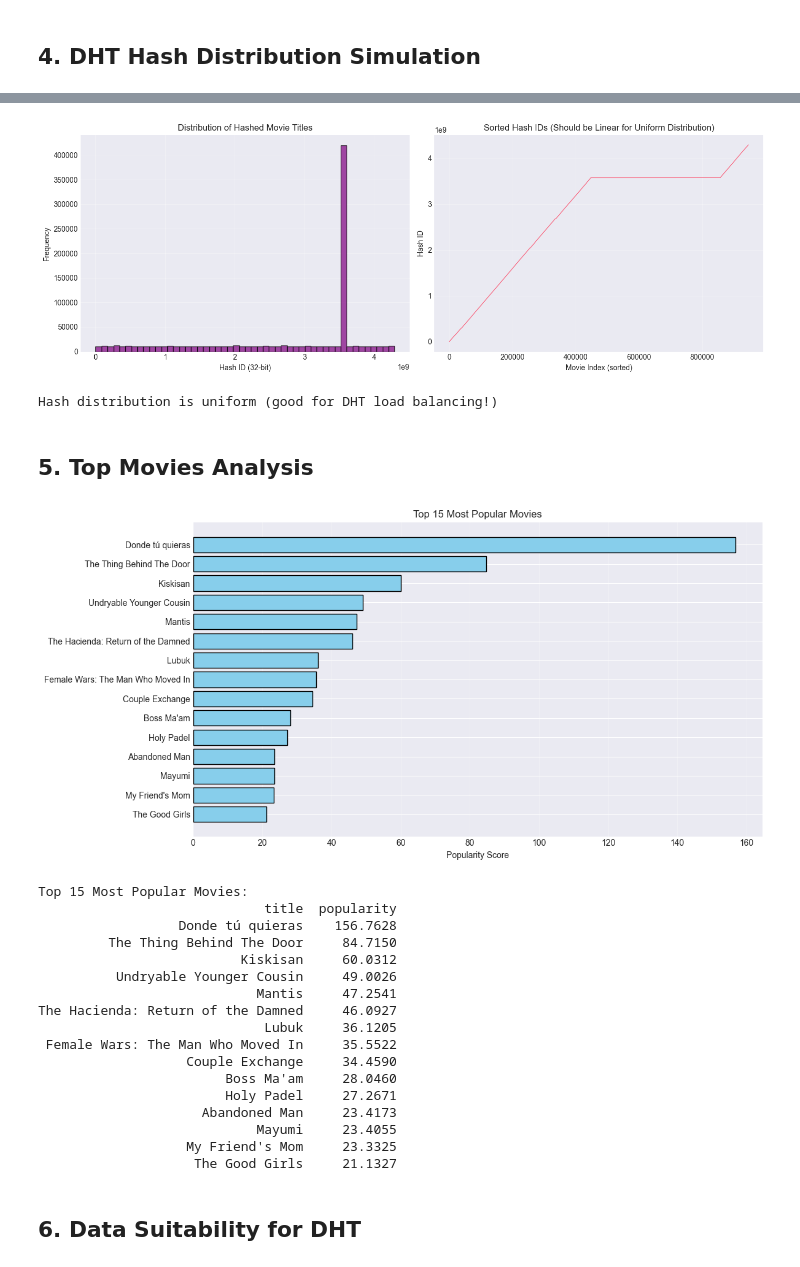
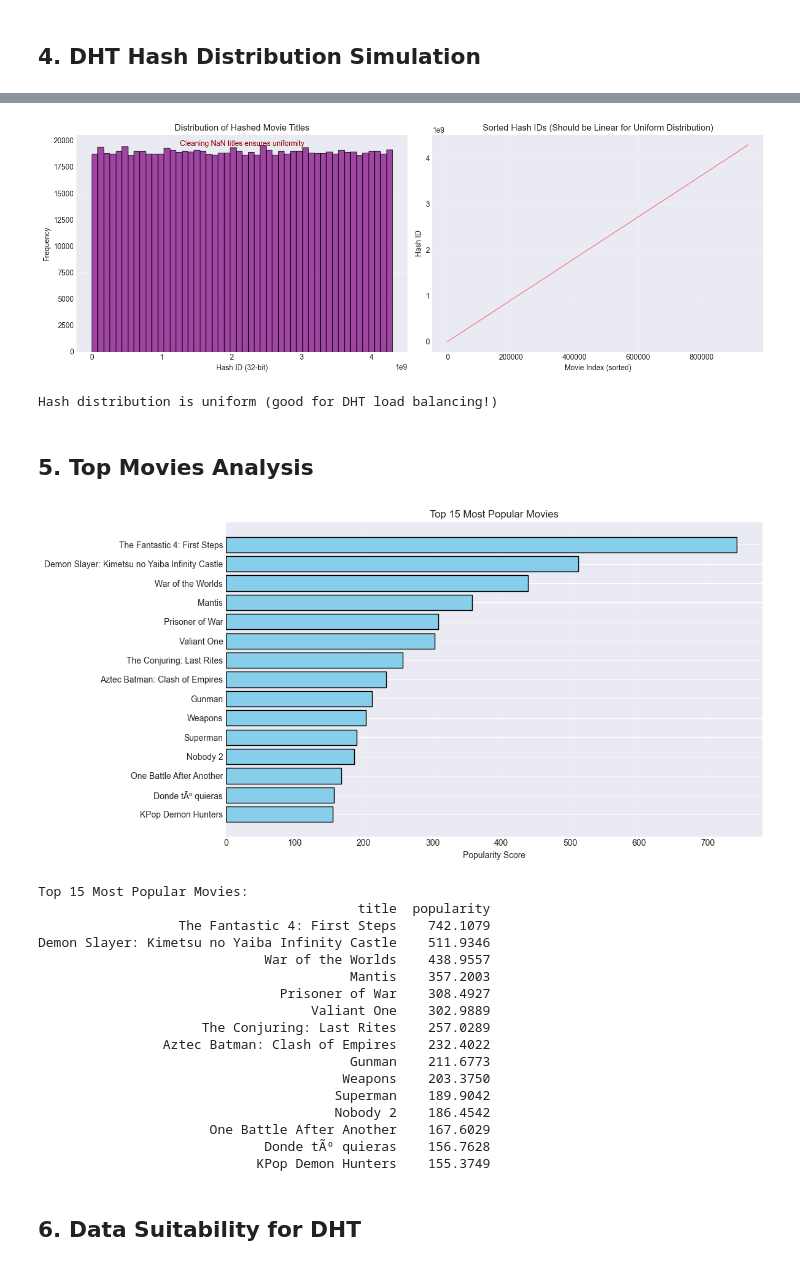
Before and after one commit to AggelosVer/Texnologies-Apokentrwmenwn-Dedomenwn, a Jupyter notebook: analysis_notebook.ipynb, the cells around one changed output, grey strips where cells are left out. Saved outputs shown, nothing was run; the diff lists cells and outputs as text; code cells hidden in the pictures.

```diff
--- a/analysis_notebook.ipynb
+++ b/analysis_notebook.ipynb
@@ -23,6 +23,10 @@ print("Loading dataset...")
 # Load only first 10,000 rows for analysis (full dataset is 946K rows)
 # Using latin-1 encoding to handle special characters
 df = pd.read_csv('data_movies_clean.csv', on_bad_lines='skip', encoding='latin-1', low_memory=False)
+
+# CLEANING STEP: Remove rows where the title is missing
+# This removes the "nan" spike and ensures a uniform distribution
+df = df.dropna(subset=['title'])
 df.columns = [col.split(';')[0] if isinstance(col, str) else col for col in df.columns]
 
 # Coerce numeric columns to fix mixed types
@@ -30,6 +34,6 @@ numeric_cols = ['budget', 'revenue', 'runtime', 'vote_average']
 for col in numeric_cols:
     if col in df.columns:
         df[col] = pd.to_numeric(df[col], errors='coerce')
-print(f"Loaded {len(df)} movies")
+print(f"Loaded {len(df)} movies (after cleaning missing titles)")
 # %% [output]
 Loading dataset...
@@ -313,30 +304,31 @@ Sample hashes:
 # %%
 # Visualize hash distribution
 plt.figure(figsize=(14, 5))
 
 # Histogram of hash values
 plt.subplot(1, 2, 1)
 plt.hist(sample_df['hash_id'], bins=50, edgecolor='black', alpha=0.7, color='purple')
 plt.xlabel('Hash ID (32-bit)')
 plt.ylabel('Frequency')
 plt.title('Distribution of Hashed Movie Titles')
+plt.annotate('Cleaning NaN titles ensures uniformity', xy=(0.5, 0.95), xycoords='axes fraction', ha='center', color='darkred')
 plt.grid(True, alpha=0.3)
 
 # Sorted hash IDs (shows uniform distribution)
 plt.subplot(1, 2, 2)
 sorted_hashes = sorted(sample_df['hash_id'])
 plt.plot(range(len(sorted_hashes)), sorted_hashes, linewidth=1)
 plt.xlabel('Movie Index (sorted)')
 plt.ylabel('Hash ID')
 plt.title('Sorted Hash IDs (Should be Linear for Uniform Distribution)')
 plt.grid(True, alpha=0.3)
 
 plt.tight_layout()
 plt.show()
 
 print("\nHash distribution is uniform (good for DHT load balancing!)")
 # %% [output]
-[figure, old version]
+[figure, new version]
 Hash distribution is uniform (good for DHT load balancing!)
 # %% [markdown]
 ## 5. Top Movies Analysis
@@ -358,24 +350,24 @@ if 'popularity' in df.columns and 'title' in df.columns:
     print("\nTop 15 Most Popular Movies:")
     print(top_popular.to_string(index=False))
 # %% [output]
-[figure, old version]
+[figure, new version]
 Top 15 Most Popular Movies:
-                             title  popularity
-                  Donde tú quieras    156.7628
-         The Thing Behind The Door     84.7150
-                          Kiskisan     60.0312
-          Undryable Younger Cousin     49.0026
-                            Mantis     47.2541
-The Hacienda: Return of the Damned     46.0927
-                             Lubuk     36.1205
- Female Wars: The Man Who Moved In     35.5522
-                   Couple Exchange     34.4590
-                        Boss Ma'am     28.0460
-                        Holy Padel     27.2671
-                     Abandoned Man     23.4173
-                            Mayumi     23.4055
-                   My Friend's Mom     23.3325
-                    The Good Girls     21.1327
+                                         title  popularity
+                  The Fantastic 4: First Steps    742.1079
+Demon Slayer: Kimetsu no Yaiba Infinity Castle    511.9346
+                             War of the Worlds    438.9557
+                                        Mantis    357.2003
+                               Prisoner of War    308.4927
+                                   Valiant One    302.9889
+                     The Conjuring: Last Rites    257.0289
+                Aztec Batman: Clash of Empires    232.4022
+                                        Gunman    211.6773
+                                       Weapons    203.3750
+                                      Superman    189.9042
+                                      Nobody 2    186.4542
+                      One Battle After Another    167.6029
+                             Donde tÃº quieras    156.7628
+                            KPop Demon Hunters    155.3749
 # %% [markdown]
 ## 6. Data Suitability for DHT
 # %%
```
Also changed, not shown: parts of 11 cells of this notebook, 3 other files.
